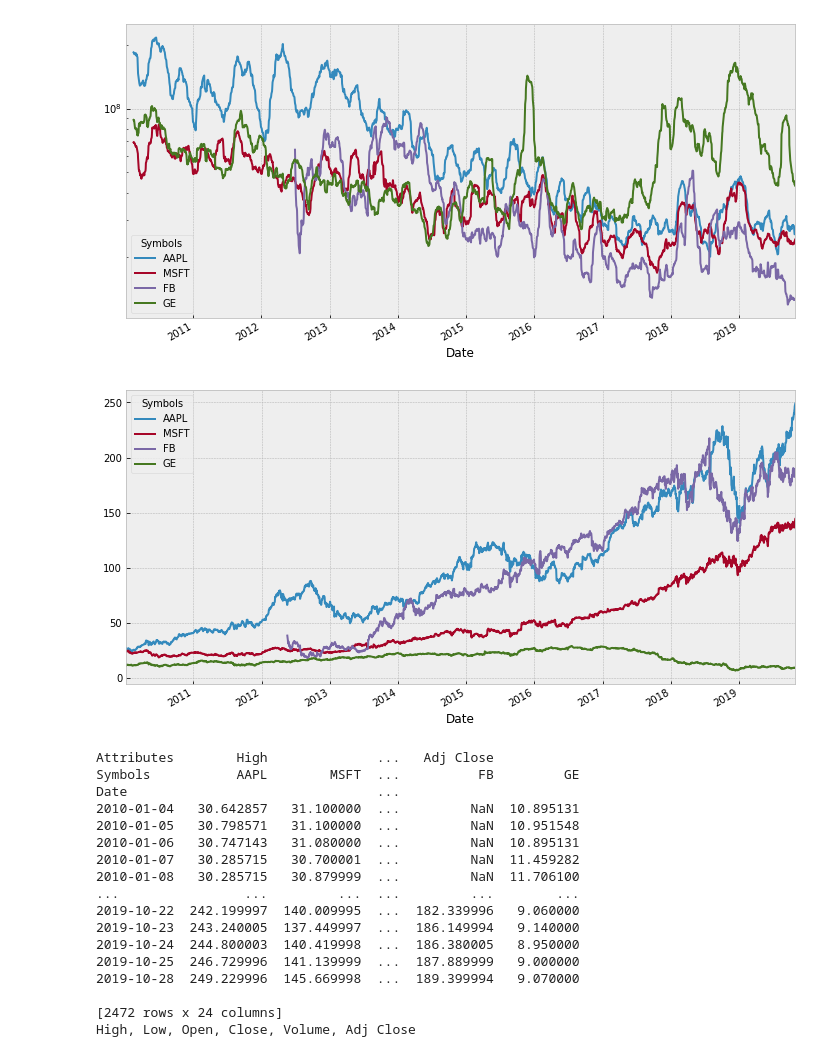
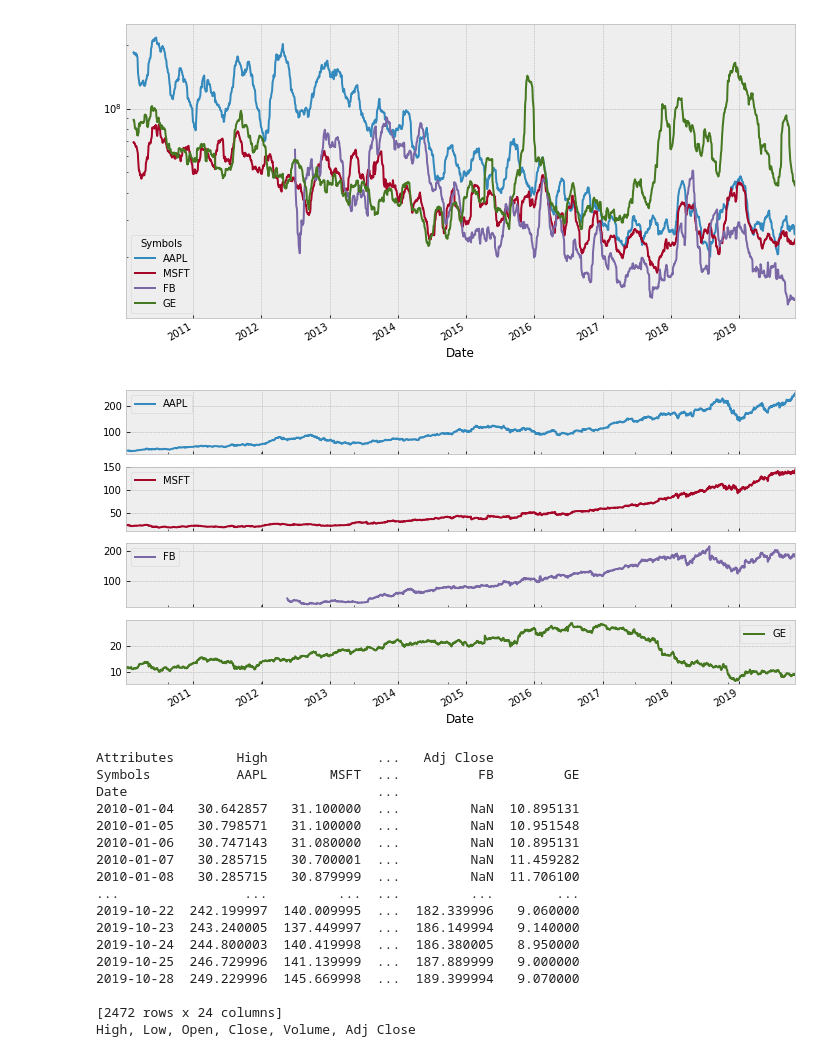
Before and after one commit to rvanasa/finance, a Jupyter notebook: pandas_datareader_example.ipynb, the cells around one changed output. Cells and saved outputs as stored; diff of their text form; code cells hidden in the pictures.

```diff
--- a/pandas_datareader_example.ipynb
+++ b/pandas_datareader_example.ipynb
@@ -19,20 +19,20 @@ plt.rcParams['figure.figsize'] = [12, 6]
 # %%
 start = '1 1 2010'
 end = datetime.now()
 
 df = pdr.DataReader(['AAPL', 'MSFT', 'FB', 'GE'], 'yahoo', start, end)
 
-df['Volume'].rolling(30).mean().plot(subplots=False, logy=True)
+df['Volume'].rolling(30).mean().plot(logy=True)
 plt.show()
 
-df['Adj Close'].plot()
+df['Adj Close'].plot(subplots=True)
 plt.show()
 
 print(df)
 print(', '.join(df.axes[-1].levels[0]))
 # %% [output]
 [figure]
-[figure, old version]
+[figure, new version]
 Attributes        High              ...   Adj Close
 Symbols           AAPL        MSFT  ...          FB         GE
 Date                                ...
```
